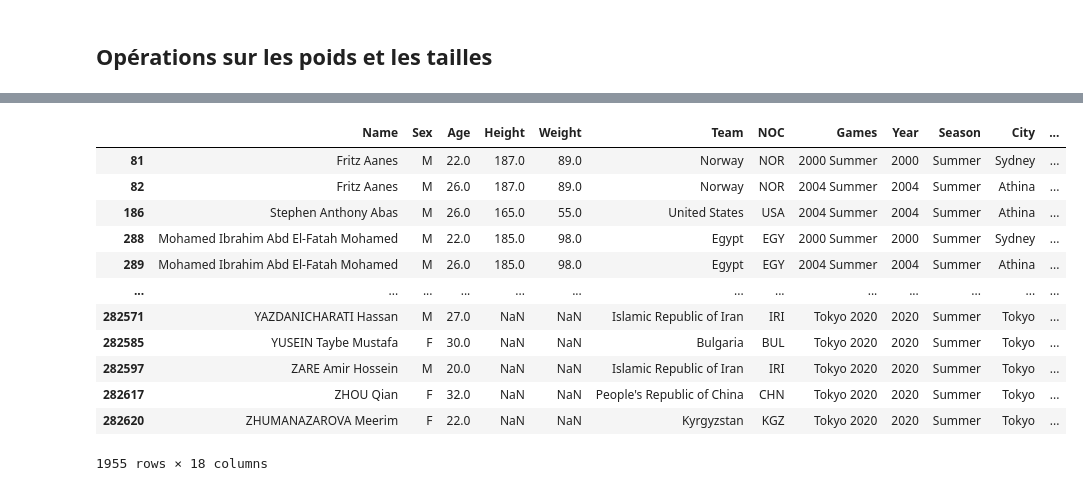
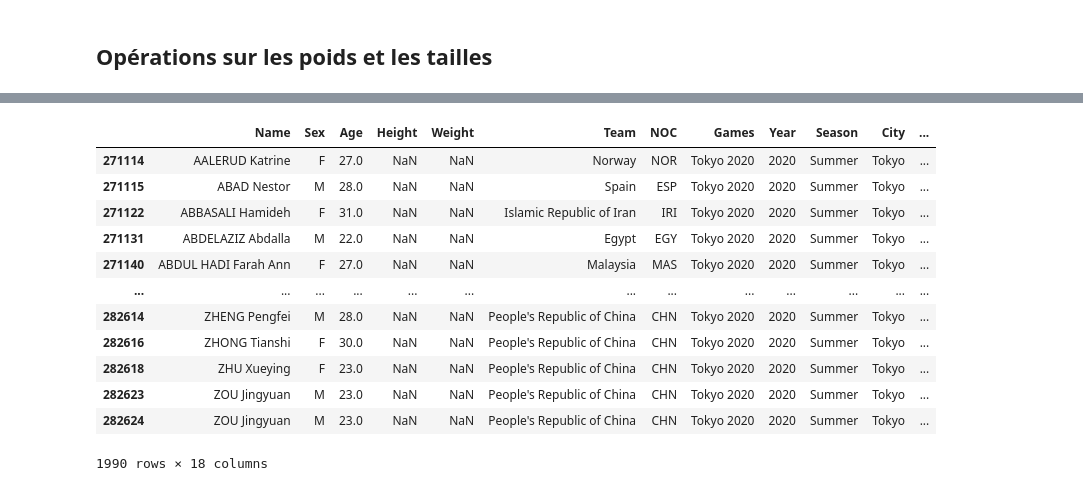
Before and after one commit to nastoo/tp-methodes-pour-analytique, a Jupyter notebook: IAE_python/Méthodes Analytique/tp-methodes-pour-analytique/Projet_FLO.ipynb, the cells around one changed output, grey strips where cells are left out. Saved outputs shown, nothing was run; the diff lists cells and outputs as text; code cells hidden in the pictures.

```diff
--- a/IAE_python/Méthodes Analytique/tp-methodes-pour-analytique/Projet_FLO.ipynb
+++ b/IAE_python/Méthodes Analytique/tp-methodes-pour-analytique/Projet_FLO.ipynb
@@ -559,14 +582,14 @@ In [144] used 4.3 MiB RAM in 0.15s (system mean cpu 14%, single max cpu 24%), pe
 # %%
-table_taille=df_complete[df_complete['Height'].isna()==False].groupby(['Sport','Sex'])['Height'].mean().apply(m.ceil).reset_index()
+table_taille=df_complete[df_complete['Height'].isna()==False].groupby(['Sport'])['Height'].mean().apply(m.ceil).reset_index()
 
 liste_sport=table_taille['Sport'].tolist()
-liste_sex=table_taille['Sex'].tolist()
+#liste_sex=table_taille['Sex'].tolist()
 liste_taille=table_taille['Height'].tolist()
-
+print(table_taille)
 liste_sport_sex=[]
 for i in range(len(liste_sport)):
     liste_sport_sex.append((liste_sport[i],liste_sex[i]))
 #print(liste_sport_sex)
 
-dictio_sport_sex=dict(zip(liste_sport_sex,liste_taille))
+dictio_sport_sex=dict(zip(liste_sport,liste_taille))
 # %% [output]
@@ -590,0 +613,5 @@ In [155] used 14.8 MiB RAM in 0.19s (system mean cpu 22%, single max cpu 38%), p
+# %%
+df_complete['Height'] = df_complete['Height'].fillna(df_complete['Sport'].map(dictio_sport_sex))
+
+
+df_complete.isna().sum()
@@ -591,16 +644,16 @@ In [155] used 14.8 MiB RAM in 0.19s (system mean cpu 22%, single max cpu 38%), p
 # %%
-df_complete[df_complete['Sport']=='Wrestling']
+df_complete[df_complete['Height'].isna()]
 # %% [output]
 |  | Name | Sex | Age | Height | Weight | Team | NOC | Games | Year | Season | City | ... |
-| 81 | Fritz Aanes | M | 22.0 | 187.0 | 89.0 | Norway | NOR | 2000 Summer | 2000 | Summer | Sydney | ... |
-| 82 | Fritz Aanes | M | 26.0 | 187.0 | 89.0 | Norway | NOR | 2004 Summer | 2004 | Summer | Athina | ... |
-| 186 | Stephen Anthony Abas | M | 26.0 | 165.0 | 55.0 | United States | USA | 2004 Summer | 2004 | Summer | Athina | ... |
-| 288 | Mohamed Ibrahim Abd El-Fatah Mohamed | M | 22.0 | 185.0 | 98.0 | Egypt | EGY | 2000 Summer | 2000 | Summer | Sydney | ... |
-| 289 | Mohamed Ibrahim Abd El-Fatah Mohamed | M | 26.0 | 185.0 | 98.0 | Egypt | EGY | 2004 Summer | 2004 | Summer | Athina | ... |
+| 271114 | AALERUD Katrine | F | 27.0 | NaN | NaN | Norway | NOR | Tokyo 2020 | 2020 | Summer | Tokyo | ... |
+| 271115 | ABAD Nestor | M | 28.0 | NaN | NaN | Spain | ESP | Tokyo 2020 | 2020 | Summer | Tokyo | ... |
+| 271122 | ABBASALI Hamideh | F | 31.0 | NaN | NaN | Islamic Republic of Iran | IRI | Tokyo 2020 | 2020 | Summer | Tokyo | ... |
+| 271131 | ABDELAZIZ Abdalla | M | 22.0 | NaN | NaN | Egypt | EGY | Tokyo 2020 | 2020 | Summer | Tokyo | ... |
+| 271140 | ABDUL HADI Farah Ann | F | 27.0 | NaN | NaN | Malaysia | MAS | Tokyo 2020 | 2020 | Summer | Tokyo | ... |
 | ... | ... | ... | ... | ... | ... | ... | ... | ... | ... | ... | ... | ... |
-| 282571 | YAZDANICHARATI Hassan | M | 27.0 | NaN | NaN | Islamic Republic of Iran | IRI | Tokyo 2020 | 2020 | Summer | Tokyo | ... |
-| 282585 | YUSEIN Taybe Mustafa | F | 30.0 | NaN | NaN | Bulgaria | BUL | Tokyo 2020 | 2020 | Summer | Tokyo | ... |
-| 282597 | ZARE Amir Hossein | M | 20.0 | NaN | NaN | Islamic Republic of Iran | IRI | Tokyo 2020 | 2020 | Summer | Tokyo | ... |
-| 282617 | ZHOU Qian | F | 32.0 | NaN | NaN | People's Republic of China | CHN | Tokyo 2020 | 2020 | Summer | Tokyo | ... |
-| 282620 | ZHUMANAZAROVA Meerim | F | 22.0 | NaN | NaN | Kyrgyzstan | KGZ | Tokyo 2020 | 2020 | Summer | Tokyo | ... |
+| 282614 | ZHENG Pengfei | M | 28.0 | NaN | NaN | People's Republic of China | CHN | Tokyo 2020 | 2020 | Summer | Tokyo | ... |
+| 282616 | ZHONG Tianshi | F | 30.0 | NaN | NaN | People's Republic of China | CHN | Tokyo 2020 | 2020 | Summer | Tokyo | ... |
+| 282618 | ZHU Xueying | F | 23.0 | NaN | NaN | People's Republic of China | CHN | Tokyo 2020 | 2020 | Summer | Tokyo | ... |
+| 282623 | ZOU Jingyuan | M | 23.0 | NaN | NaN | People's Republic of China | CHN | Tokyo 2020 | 2020 | Summer | Tokyo | ... |
+| 282624 | ZOU Jingyuan | M | 23.0 | NaN | NaN | People's Republic of China | CHN | Tokyo 2020 | 2020 | Summer | Tokyo | ... |
-1955 rows × 18 columns
+1990 rows × 18 columns
```
Also changed, not shown: parts of 9 cells of this notebook.
